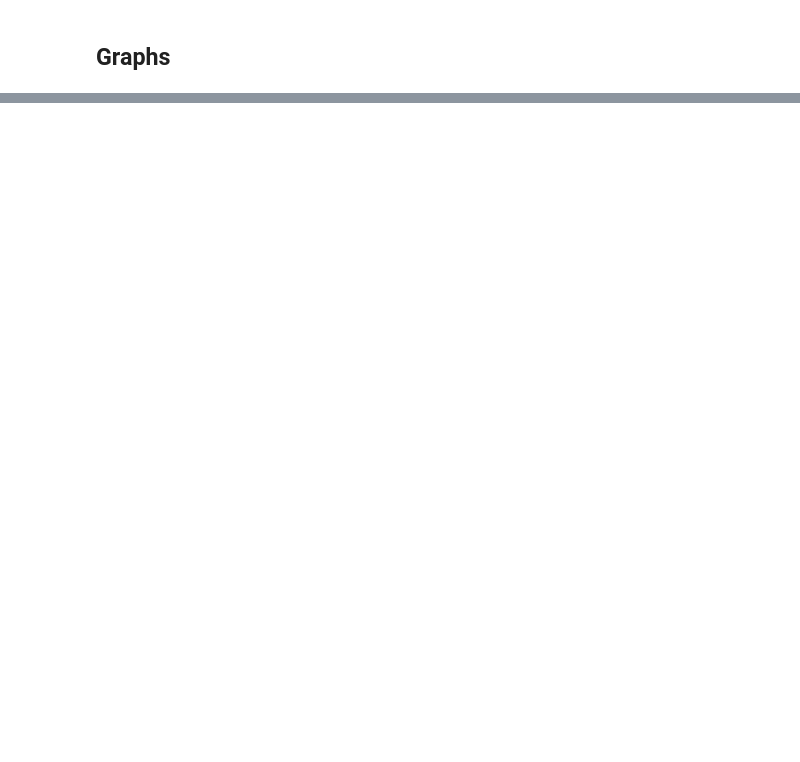
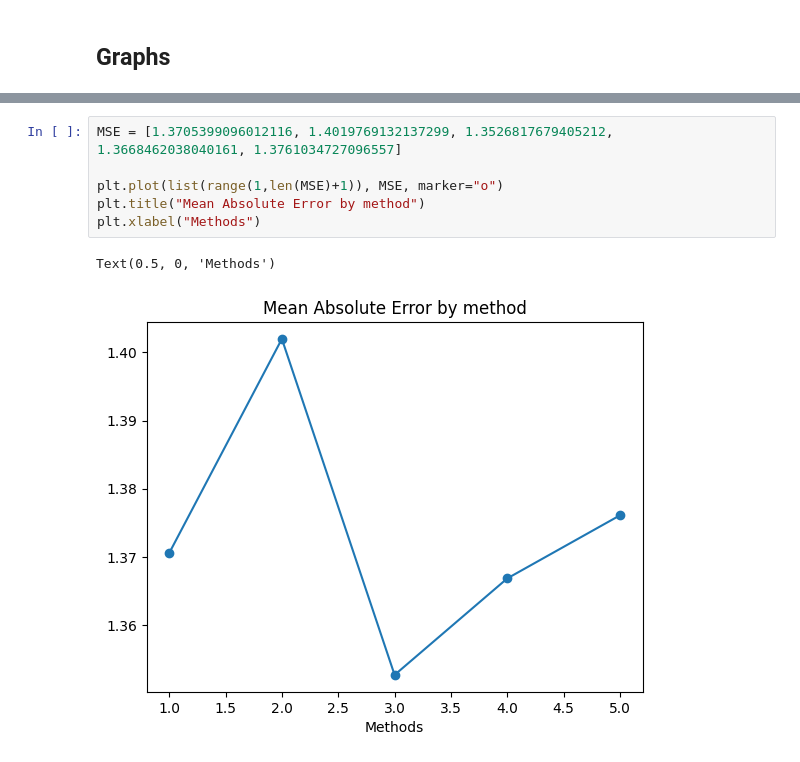
Before and after one commit to FlipGoncalves/BikeSharingDeepLearning, a Jupyter notebook: LSTM/lstmStationsDate.ipynb, the cells around one changed output, grey strips where cells are left out. Drawn from its saved outputs; the diff is of its cells as text; blank space fills up the shorter version.

```diff
--- a/LSTM/lstmStationsDate.ipynb
+++ b/LSTM/lstmStationsDate.ipynb
@@ -919 +945,10 @@ Text(0.5, 0, 'Methods')
+# %%
+MSE = [1.3705399096012116, 1.4019769132137299, 1.3526817679405212, 1.3668462038040161, 1.3761034727096557]
+
+plt.plot(list(range(1,len(MSE)+1)), MSE, marker="o")
+plt.title("Mean Absolute Error by method")
+plt.xlabel("Methods")
+# %% [output]
+Text(0.5, 0, 'Methods')
+[figure, added]
 # %%
```
Also changed, not shown: parts of 16 cells of this notebook, 8 other files.
